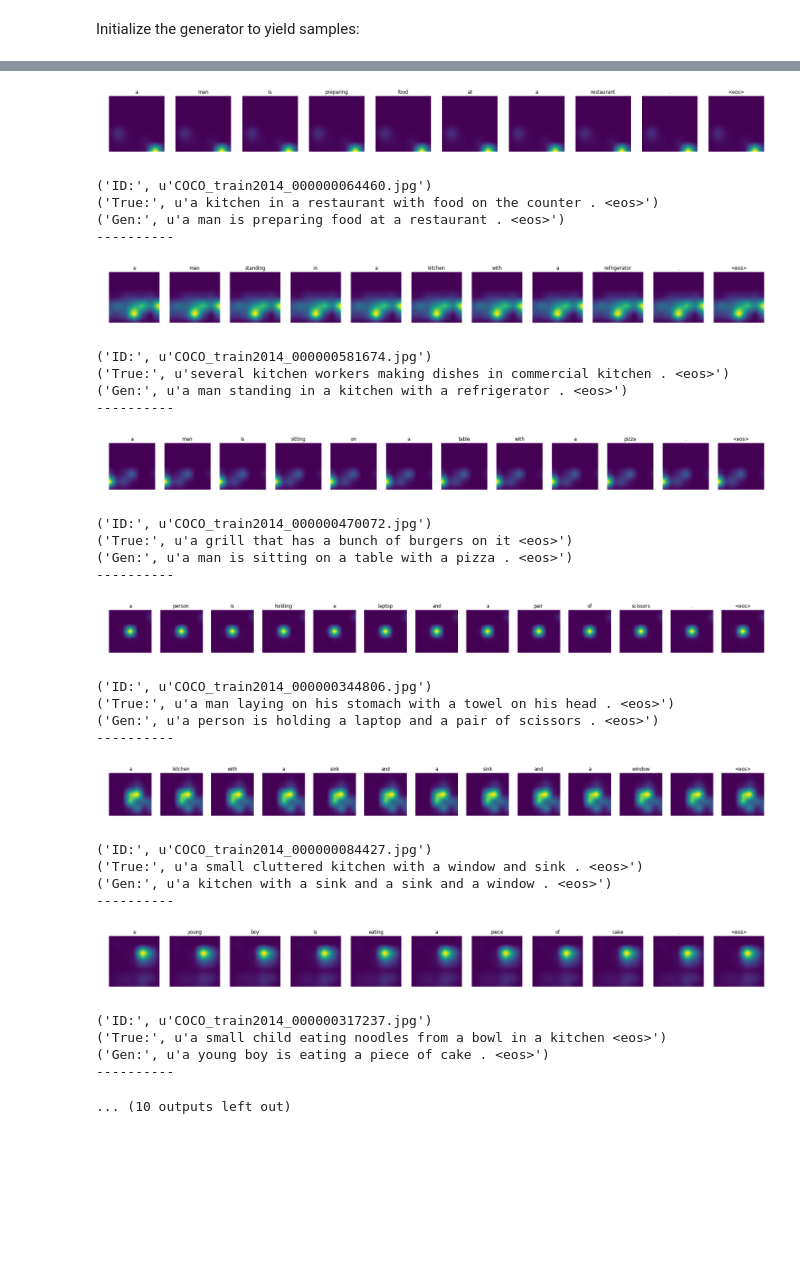
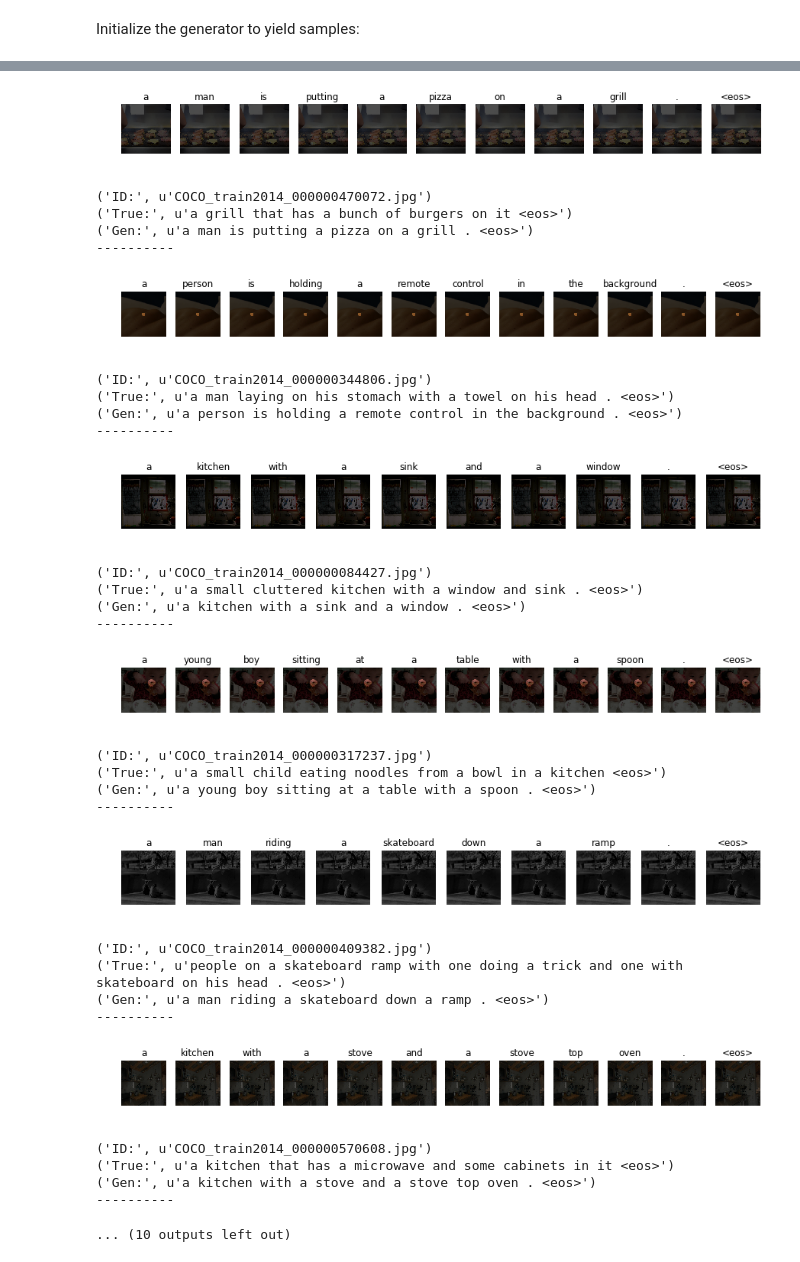
Before and after one commit to amaiasalvador/imcap_keras, a Jupyter notebook: sat_keras/sample_captions.ipynb, the cells around one changed output, grey strips where cells are left out. Cells and saved outputs as stored; diff of their text form; code cells hidden in the pictures; blank space fills up the shorter version.

```diff
--- a/sat_keras/sample_captions.ipynb
+++ b/sat_keras/sample_captions.ipynb
@@ -20,7 +20,7 @@ args_dict.bs = 1
 # %% [markdown]
 Choose model weights to load:
 # %%
-args_dict.model_file = '/work/asalvador/sat_keras/models/model_weights.14-2.93.h5'
+args_dict.model_file = '/work/asalvador/sat_keras/models/model_weights.62-2.66.h5'
 # %% [markdown]
 Initialize model and load weights:
 # %%
@@ -69,3 +69,7 @@ Initialize the generator to yield samples:
 dataloader = DataLoader(args_dict)
 N = args_dict.bs
 val_gen = dataloader.generator('train',batch_size=args_dict.bs,train_flag=False) # N samples
+# %%
+figsize = (15,15)
+sig = 5
+th = 0.3
@@ -79,13 +148,11 @@ from scipy.ndimage.filters import gaussian_filter
 import copy
 
 IMPATH = os.path.join(args_dict.coco_path,'images','train' + args_dict.year)
+count = 0
 
-count = 0
-sig = 5
-th = 0.3
-for im,cap,imids in val_gen:
+for [im,prevs],cap,imids in val_gen:
 
-    atts = np.zeros((args_dict.seqlen, args_dict.imsize,args_dict.imsize))
+    masks = np.zeros((args_dict.seqlen, args_dict.imsize,args_dict.imsize))
 
     prevs = np.ones((N,1))
     word_idxs = np.zeros((N,args_dict.seqlen))
@@ -103,73 +170,73 @@ for im,cap,imids in val_gen:
         att = np.reshape(att,(s,s))
         att = zoom(att,float(img.shape[0])/att.shape[-1],order=1)
         att = gaussian_filter(att,sigma=sig)
-        atts[i] = att
+        att[att>th] = 1
+        att[att<=th] = 0.3
+        masks[i] = att
 
         preds = preds.squeeze()
 
         word_idxs[:,i] = np.argmax(preds,axis=-1)
         prevs = np.argmax(preds,axis=-1)
         prevs = np.reshape(prevs,(N,1))
 
     pred_caps = idx2word(word_idxs,inv_vocab)
     true_caps = idx2word(np.argmax(cap,axis=-1),inv_vocab)
 
     n_words = len(pred_caps[0])
 
-    f, axarr = plt.subplots(1,n_words,figsize=(30,30))
-
+    f, axarr = plt.subplots(1,n_words,figsize=figsize)
     for i in range(n_words):
         im = copy.deepcopy(img)
         for c in range(3):
-            im[:,:,c] = im[:,:,c]*atts[i]
-        axarr[i].imshow(atts[i])
+            im[:,:,c] = im[:,:,c]*masks[i]
+        axarr[i].imshow(im)
         axarr[i].axis('off')
         axarr[i].set_title(pred_caps[0][i])
-
     plt.show()
 
     pred_cap = ' '.join(pred_caps[0])
     true_cap = ' '.join(true_caps[0])
 
     # true captions
     print ("ID:", imids[0]['file_name'])
     print ("True:", true_cap)
     print ("Gen:", pred_cap)
     print ("-"*10)
 
     model.reset_states()
     count+=1
     if count > 10:
         break
 # %% [output]
-[figure, old version]
+[figure, new version]
-('ID:', u'COCO_train2014_000000064460.jpg')
-('True:', u'a kitchen in a restaurant with food on the counter . <eos>')
-('Gen:', u'a man is preparing food at a restaurant . <eos>')
+('ID:', u'COCO_train2014_000000470072.jpg')
+('True:', u'a grill that has a bunch of burgers on it <eos>')
+('Gen:', u'a man is putting a pizza on a grill . <eos>')
 ----------
-[figure, old version]
+[figure, new version]
-('ID:', u'COCO_train2014_000000581674.jpg')
-('True:', u'several kitchen workers making dishes in commercial kitchen . <eos>')
-('Gen:', u'a man standing in a kitchen with a refrigerator . <eos>')
+('ID:', u'COCO_train2014_000000344806.jpg')
+('True:', u'a man laying on his stomach with a towel on his head . <eos>')
+('Gen:', u'a person is holding a remote control in the background . <eos>')
 ----------
-[figure, old version]
+[figure, new version]
-('ID:', u'COCO_train2014_000000470072.jpg')
-('True:', u'a grill that has a bunch of burgers on it <eos>')
-('Gen:', u'a man is sitting on a table with a pizza . <eos>')
+('ID:', u'COCO_train2014_000000084427.jpg')
+('True:', u'a small cluttered kitchen with a window and sink . <eos>')
+('Gen:', u'a kitchen with a sink and a window . <eos>')
 ----------
-[figure, old version]
+[figure, new version]
-('ID:', u'COCO_train2014_000000344806.jpg')
-('True:', u'a man laying on his stomach with a towel on his head . <eos>')
-('Gen:', u'a person is holding a laptop and a pair of scissors . <eos>')
+('ID:', u'COCO_train2014_000000317237.jpg')
+('True:', u'a small child eating noodles from a bowl in a kitchen <eos>')
+('Gen:', u'a young boy sitting at a table with a spoon . <eos>')
 ----------
-[figure, old version]
+[figure, new version]
-('ID:', u'COCO_train2014_000000084427.jpg')
-('True:', u'a small cluttered kitchen with a window and sink . <eos>')
-('Gen:', u'a kitchen with a sink and a sink and a window . <eos>')
+('ID:', u'COCO_train2014_000000409382.jpg')
+('True:', u'people on a skateboard ramp with one doing a trick and one with skateboard on his head . <eos>')
+('Gen:', u'a man riding a skateboard down a ramp . <eos>')
 ----------
-[figure, old version]
+[figure, new version]
-('ID:', u'COCO_train2014_000000317237.jpg')
-('True:', u'a small child eating noodles from a bowl in a kitchen <eos>')
-('Gen:', u'a young boy is eating a piece of cake . <eos>')
+('ID:', u'COCO_train2014_000000570608.jpg')
+('True:', u'a kitchen that has a microwave and some cabinets in it <eos>')
+('Gen:', u'a kitchen with a stove and a stove top oven . <eos>')
 ----------
 ... (10 outputs left out)
```
Also changed, not shown: parts of 3 cells of this notebook.
